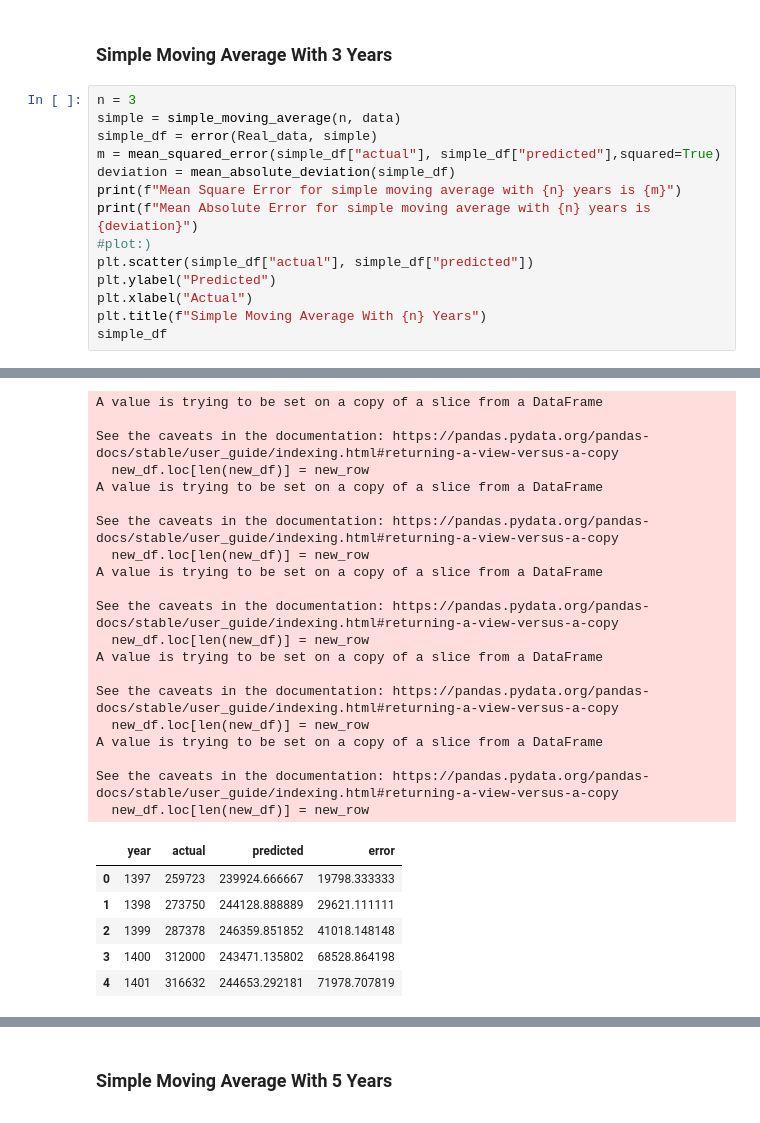
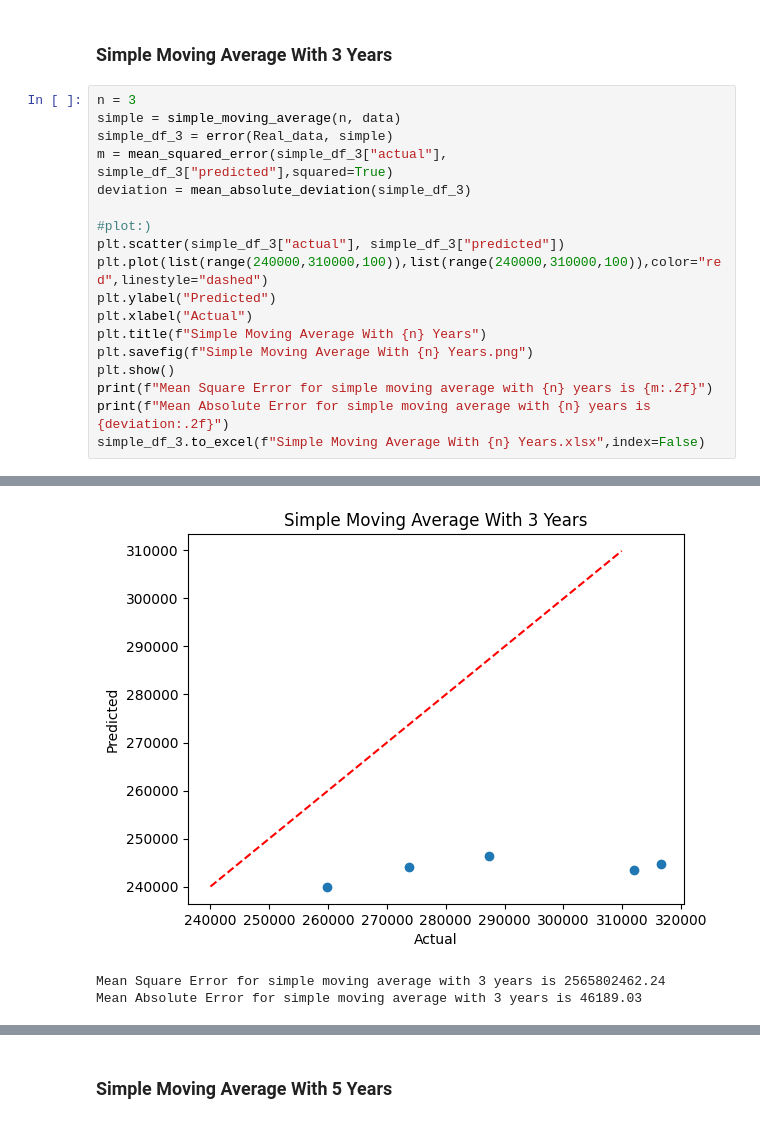
Before and after one commit to NassrinSharifi/Pure-Python, a Jupyter notebook: 00-SUT/Project Management/HW2.ipynb, the cells around one changed output, grey strips where cells are left out. Drawn from its saved outputs; the diff is of its cells as text.

```diff
--- a/00-SUT/Project Management/HW2.ipynb
+++ b/00-SUT/Project Management/HW2.ipynb
@@ -81,15 +82,19 @@ Real_data
 # %%
 n = 3
 simple = simple_moving_average(n, data)
-simple_df = error(Real_data, simple)
-m = mean_squared_error(simple_df["actual"], simple_df["predicted"],squared=True)
-deviation = mean_absolute_deviation(simple_df)
-print(f"Mean Square Error for simple moving average with {n} years is {m}")
-print(f"Mean Absolute Error for simple moving average with {n} years is {deviation}")
+simple_df_3 = error(Real_data, simple)
+m = mean_squared_error(simple_df_3["actual"], simple_df_3["predicted"],squared=True)
+deviation = mean_absolute_deviation(simple_df_3)
+
 #plot:)
-plt.scatter(simple_df["actual"], simple_df["predicted"])
+plt.scatter(simple_df_3["actual"], simple_df_3["predicted"])
+plt.plot(list(range(240000,310000,100)),list(range(240000,310000,100)),color="red",linestyle="dashed")
 plt.ylabel("Predicted")
 plt.xlabel("Actual")
 plt.title(f"Simple Moving Average With {n} Years")
-simple_df
+plt.savefig(f"Simple Moving Average With {n} Years.png")
+plt.show()
+print(f"Mean Square Error for simple moving average with {n} years is {m:.2f}")
+print(f"Mean Absolute Error for simple moving average with {n} years is {deviation:.2f}")
+simple_df_3.to_excel(f"Simple Moving Average With {n} Years.xlsx",index=False)
 # %% [output]
@@ -98,26 +121,3 @@ Mean Absolute Error for simple moving average with 3 years is 46189.03292181072
+[figure, new version]
-A value is trying to be set on a copy of a slice from a DataFrame
-
-See the caveats in the documentation: https://pandas.pydata.org/pandas-docs/stable/user_guide/indexing.html#returning-a-view-versus-a-copy
-  new_df.loc[len(new_df)] = new_row
-A value is trying to be set on a copy of a slice from a DataFrame
-
-See the caveats in the documentation: https://pandas.pydata.org/pandas-docs/stable/user_guide/indexing.html#returning-a-view-versus-a-copy
-  new_df.loc[len(new_df)] = new_row
-A value is trying to be set on a copy of a slice from a DataFrame
-
-See the caveats in the documentation: https://pandas.pydata.org/pandas-docs/stable/user_guide/indexing.html#returning-a-view-versus-a-copy
-  new_df.loc[len(new_df)] = new_row
-A value is trying to be set on a copy of a slice from a DataFrame
-
-See the caveats in the documentation: https://pandas.pydata.org/pandas-docs/stable/user_guide/indexing.html#returning-a-view-versus-a-copy
-  new_df.loc[len(new_df)] = new_row
-A value is trying to be set on a copy of a slice from a DataFrame
-
-See the caveats in the documentation: https://pandas.pydata.org/pandas-docs/stable/user_guide/indexing.html#returning-a-view-versus-a-copy
-  new_df.loc[len(new_df)] = new_row
+Mean Square Error for simple moving average with 3 years is 2565802462.24
+Mean Absolute Error for simple moving average with 3 years is 46189.03
-|  | year | actual | predicted | error |
-| 0 | 1397 | 259723 | 239924.666667 | 19798.333333 |
-| 1 | 1398 | 273750 | 244128.888889 | 29621.111111 |
-| 2 | 1399 | 287378 | 246359.851852 | 41018.148148 |
-| 3 | 1400 | 312000 | 243471.135802 | 68528.864198 |
-| 4 | 1401 | 316632 | 244653.292181 | 71978.707819 |
```
Also changed, not shown: parts of 16 cells of this notebook, 1 other file.
